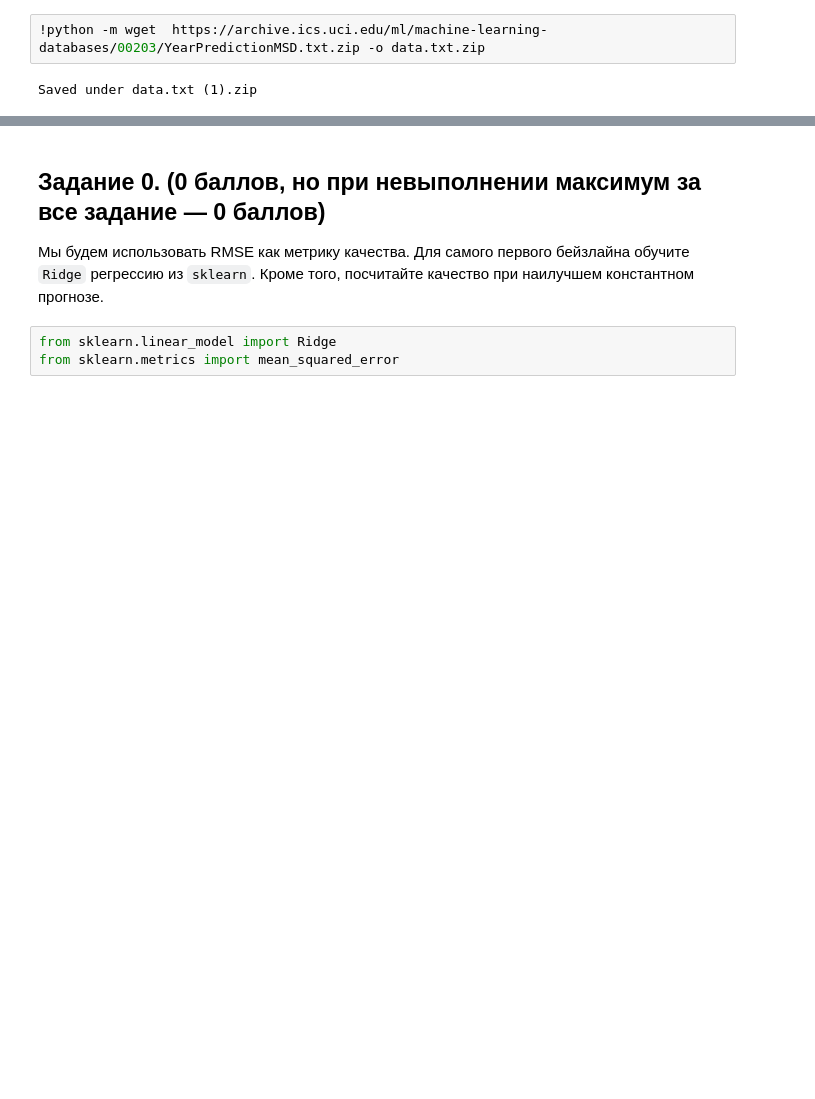
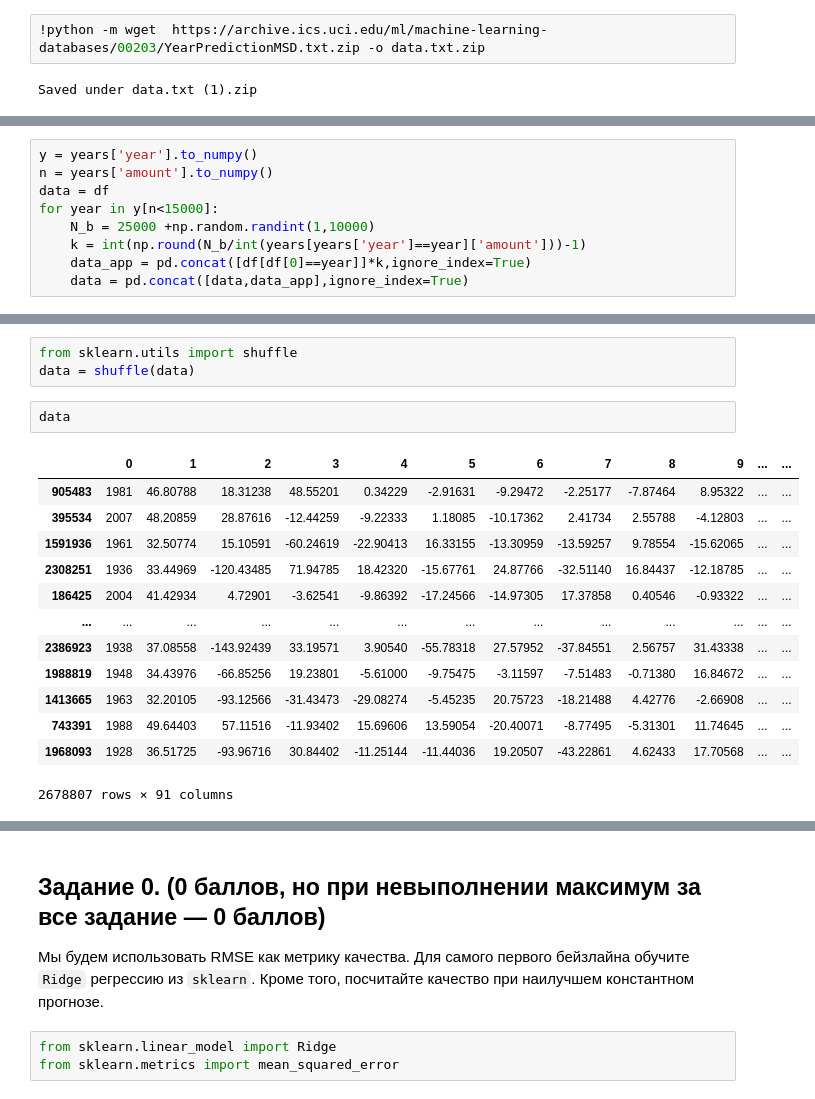
Before and after one commit to krottttt/iad, a Jupyter notebook: sem_3_hw_1/hw01_1.ipynb, the cells around one changed output, grey strips where cells are left out. Drawn from its saved outputs; the diff is of its cells as text; blank space fills up the shorter version.

```diff
--- a/sem_3_hw_1/hw01_1.ipynb
+++ b/sem_3_hw_1/hw01_1.ipynb
@@ -72,0 +164,9 @@ y_test_l = y_l[train_size_little:]
+# %%
+y = years['year'].to_numpy()
+n = years['amount'].to_numpy()
+data = df
+for year in y[n<15000]:
+    N_b = 25000 +np.random.randint(1,10000)
+    k = int(np.round(N_b/int(years[years['year']==year]['amount']))-1)
+    data_app = pd.concat([df[df[0]==year]]*k,ignore_index=True)
+    data = pd.concat([data,data_app],ignore_index=True)
@@ -73,3 +178,22 @@ y_test_l = y_l[train_size_little:]
+# %%
+from sklearn.utils import shuffle
+data = shuffle(data)
+# %%
+data
+# %% [output]
+|  | 0 | 1 | 2 | 3 | 4 | 5 | 6 | 7 | 8 | 9 | ... | ... |
+| 905483 | 1981 | 46.80788 | 18.31238 | 48.55201 | 0.34229 | -2.91631 | -9.29472 | -2.25177 | -7.87464 | 8.95322 | ... | ... |
+| 395534 | 2007 | 48.20859 | 28.87616 | -12.44259 | -9.22333 | 1.18085 | -10.17362 | 2.41734 | 2.55788 | -4.12803 | ... | ... |
+| 1591936 | 1961 | 32.50774 | 15.10591 | -60.24619 | -22.90413 | 16.33155 | -13.30959 | -13.59257 | 9.78554 | -15.62065 | ... | ... |
+| 2308251 | 1936 | 33.44969 | -120.43485 | 71.94785 | 18.42320 | -15.67761 | 24.87766 | -32.51140 | 16.84437 | -12.18785 | ... | ... |
+| 186425 | 2004 | 41.42934 | 4.72901 | -3.62541 | -9.86392 | -17.24566 | -14.97305 | 17.37858 | 0.40546 | -0.93322 | ... | ... |
+| ... | ... | ... | ... | ... | ... | ... | ... | ... | ... | ... | ... | ... |
+| 2386923 | 1938 | 37.08558 | -143.92439 | 33.19571 | 3.90540 | -55.78318 | 27.57952 | -37.84551 | 2.56757 | 31.43338 | ... | ... |
+| 1988819 | 1948 | 34.43976 | -66.85256 | 19.23801 | -5.61000 | -9.75475 | -3.11597 | -7.51483 | -0.71380 | 16.84672 | ... | ... |
+| 1413665 | 1963 | 32.20105 | -93.12566 | -31.43473 | -29.08274 | -5.45235 | 20.75723 | -18.21488 | 4.42776 | -2.66908 | ... | ... |
+| 743391 | 1988 | 49.64403 | 57.11516 | -11.93402 | 15.69606 | 13.59054 | -20.40071 | -8.77495 | -5.31301 | 11.74645 | ... | ... |
+| 1968093 | 1928 | 36.51725 | -93.96716 | 30.84402 | -11.25144 | -11.44036 | 19.20507 | -43.22861 | 4.62433 | 17.70568 | ... | ... |
+2678807 rows × 91 columns
 # %%
 r = pd.DataFrame(X_train)
 r.dtypes.unique()
```
Also changed, not shown: parts of 43 cells of this notebook, 17 other files.
